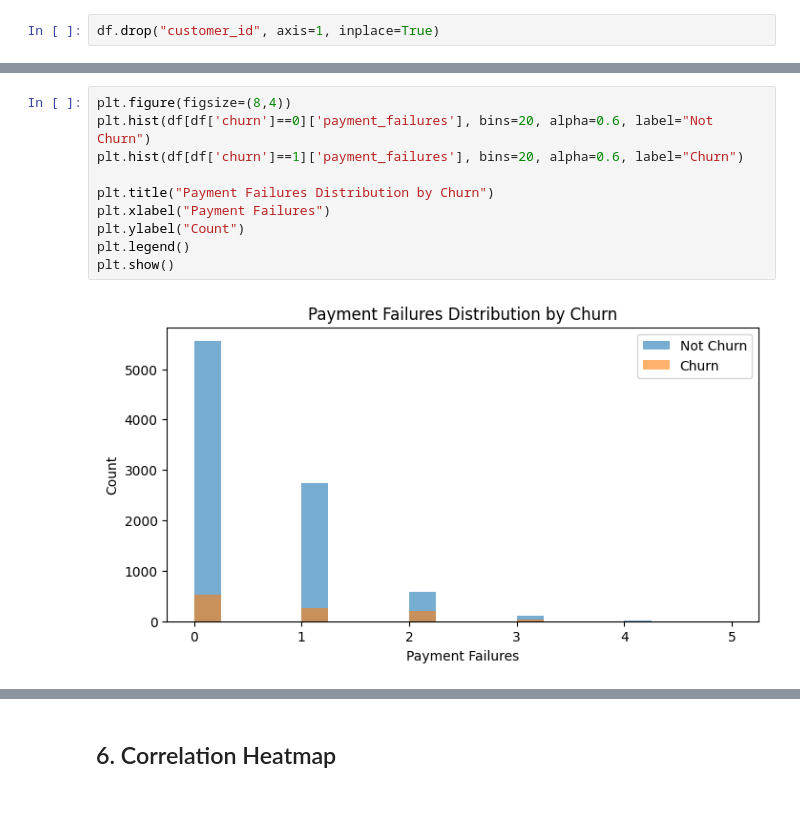
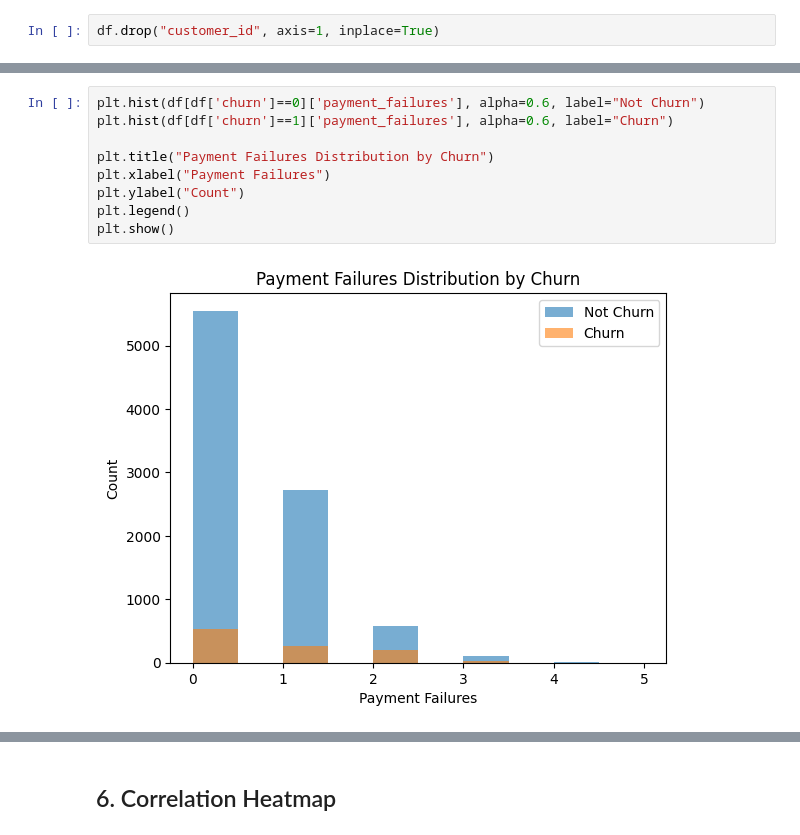
Before and after one commit to prasin-k-m/Subscription-Retention-Prediction, a Jupyter notebook: model.ipynb, the cells around one changed output, grey strips where cells are left out. Saved outputs shown, nothing was run; the diff lists cells and outputs as text; blank space fills up the shorter version.

```diff
--- a/model.ipynb
+++ b/model.ipynb
@@ -337,13 +280,12 @@ plt.show()
 # %%
-plt.figure(figsize=(8,4))
-plt.hist(df[df['churn']==0]['payment_failures'], bins=20, alpha=0.6, label="Not Churn")
-plt.hist(df[df['churn']==1]['payment_failures'], bins=20, alpha=0.6, label="Churn")
+plt.hist(df[df['churn']==0]['payment_failures'], alpha=0.6, label="Not Churn")
+plt.hist(df[df['churn']==1]['payment_failures'], alpha=0.6, label="Churn")
 
 plt.title("Payment Failures Distribution by Churn")
 plt.xlabel("Payment Failures")
 plt.ylabel("Count")
 plt.legend()
 plt.show()
 # %% [output]
-[figure, old version]
+[figure, new version]
 # %%
```
Also changed, not shown: parts of 11 cells of this notebook, 2 other files.
